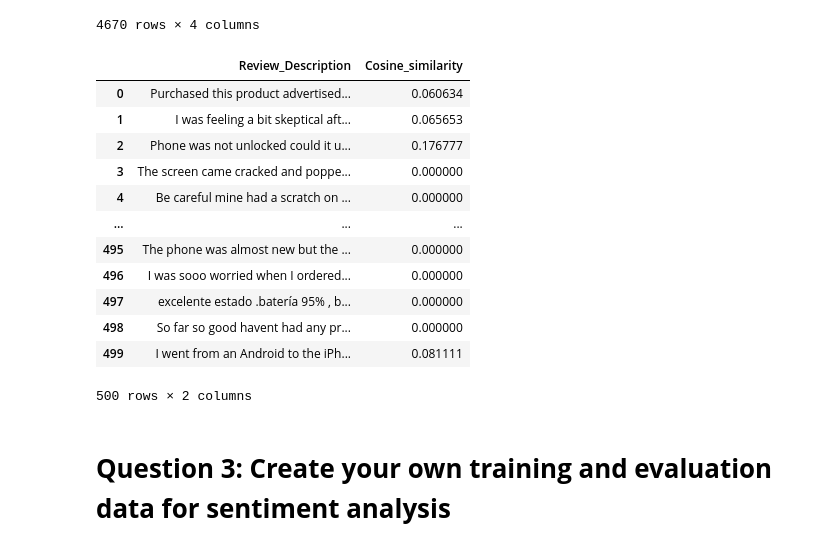
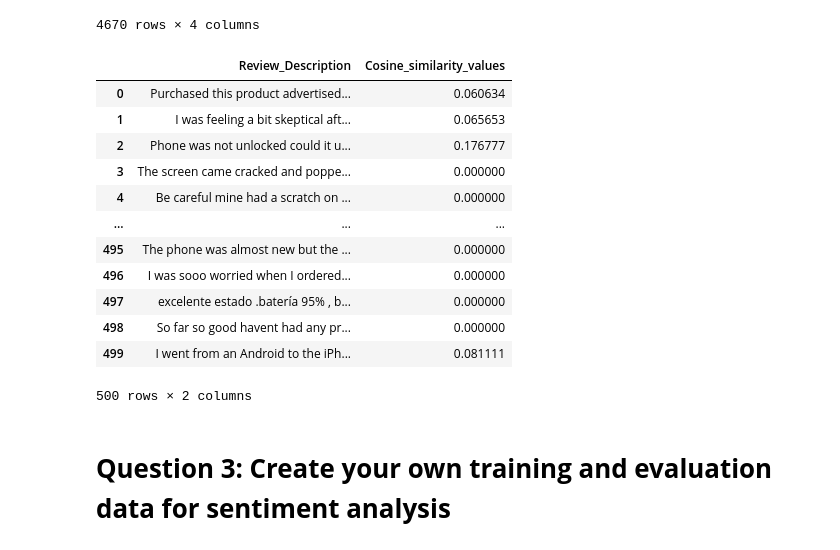
Before and after one commit to RaghuvamsiImadabattuni/Raghu-vamsi_INFO5731_Fall2021, a Jupyter notebook: INFO5731_Assignment_Three_.ipynb, the cells around one changed output. Saved outputs shown, nothing was run; the diff lists cells and outputs as text; code cells hidden in the pictures.

```diff
--- a/INFO5731_Assignment_Three_.ipynb
+++ b/INFO5731_Assignment_Three_.ipynb
@@ -238,25 +238,25 @@ from nltk.corpus import stopwords
 # %%
 #To rank the documents with respect given query by using cosine similarity.
 list = df['Review_Description'].values.tolist()
 query = "features and built quality of iphone 11 is excellent and also ulocked which is very comfortable to use"
 query = [query]
 stopWords = stopwords.words('english')
 vectorizer = CountVectorizer(stop_words = stopWords)
 transformer = TfidfTransformer()
 list_Vectorizer_Array = vectorizer.fit_transform(list).toarray()
 query_Vectorizer_Array = vectorizer.transform(query).toarray()
 cx = lambda a, b : np.inner(a, b)/(LA.norm(a)*LA.norm(b))
 cosine_values = []
 for vector in list_Vectorizer_Array:
         for testV in query_Vectorizer_Array:
             cosine = cx(vector, testV)
             cosine_values.append(cosine)
 result = df.filter(['Review_Description'], axis=1)
 cv = pd.Series(cosine_values)
-result['Cosine_similarity'] = cv.values
+result['Cosine_similarity_values'] = cv.values
 result
 # %% [output]
-|  | Review_Description | Cosine_similarity |
+|  | Review_Description | Cosine_similarity_values |
 | 0 | Purchased this product advertised... | 0.060634 |
 | 1 | I was feeling a bit skeptical aft... | 0.065653 |
 | 2 | Phone was not unlocked could it u... | 0.176777 |
```
